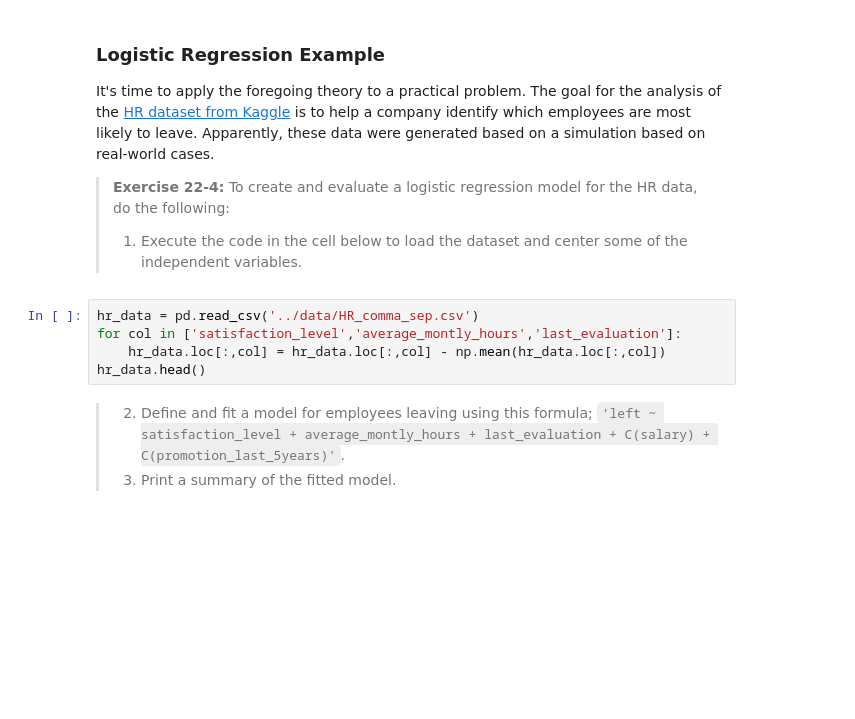
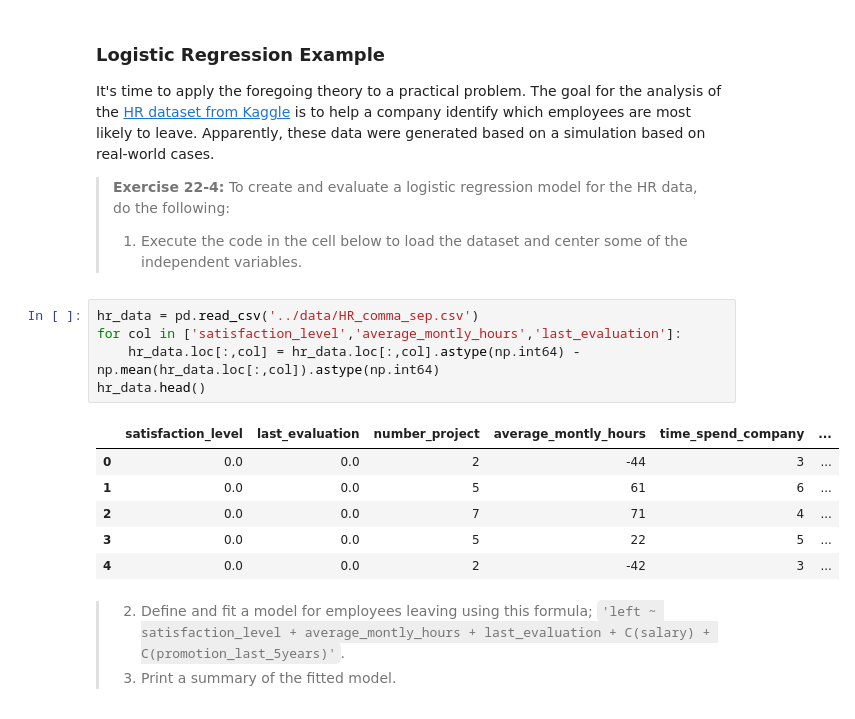
Before and after one commit to whendo/CSCI-E-83, a Jupyter notebook: Notebooks/22_Chapter22_GeneralizedLinearModels.ipynb, the cells around one changed output. Saved outputs shown, nothing was run; the diff lists cells and outputs as text; blank space fills up the shorter version.

```diff
--- a/Notebooks/22_Chapter22_GeneralizedLinearModels.ipynb
+++ b/Notebooks/22_Chapter22_GeneralizedLinearModels.ipynb
@@ -757,8 +759,15 @@ It's time to apply the foregoing theory to a practical problem. The goal for the
 # %%
 hr_data = pd.read_csv('../data/HR_comma_sep.csv')
 for col in ['satisfaction_level','average_montly_hours','last_evaluation']:
-    hr_data.loc[:,col] = hr_data.loc[:,col] - np.mean(hr_data.loc[:,col])
+    hr_data.loc[:,col] = hr_data.loc[:,col].astype(np.int64) - np.mean(hr_data.loc[:,col]).astype(np.int64)
 hr_data.head()
+# %% [output]
+|  | satisfaction_level | last_evaluation | number_project | average_montly_hours | time_spend_company | ... |
+| 0 | 0.0 | 0.0 | 2 | -44 | 3 | ... |
+| 1 | 0.0 | 0.0 | 5 | 61 | 6 | ... |
+| 2 | 0.0 | 0.0 | 7 | 71 | 4 | ... |
+| 3 | 0.0 | 0.0 | 5 | 22 | 5 | ... |
+| 4 | 0.0 | 0.0 | 2 | -42 | 3 | ... |
 # %% [markdown]
 > 2. Define and fit a model for employees leaving using this formula; `'left ~ satisfaction_level + average_montly_hours + last_evaluation + C(salary) + C(promotion_last_5years)'`.
 > 3. Print a summary of the fitted model.
```
Also changed, not shown: parts of 21 cells of this notebook.
